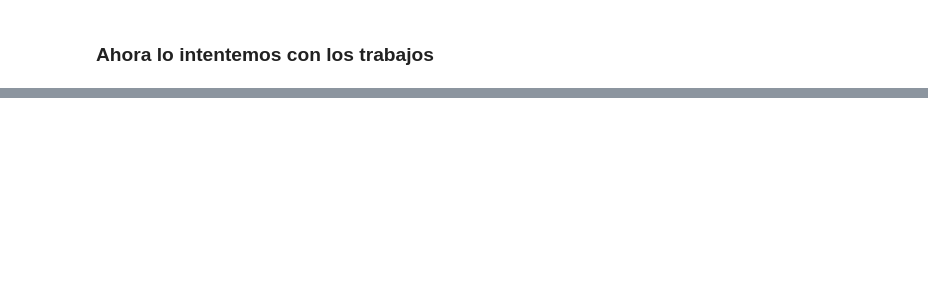
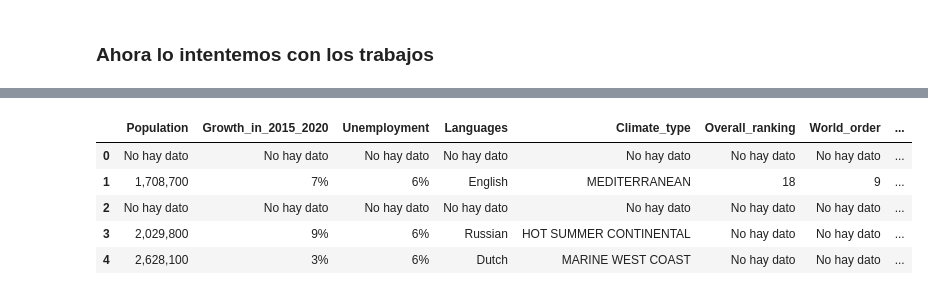
Before and after one commit to daniela-arias/Choose-to-live-better, a Jupyter notebook: Notebooks/Web_scrapping_cities.ipynb, the cells around one changed output, grey strips where cells are left out. Cells and saved outputs as stored; diff of their text form; code cells hidden in the pictures; blank space fills up the shorter version.

```diff
--- a/Notebooks/Web_scrapping_cities.ipynb
+++ b/Notebooks/Web_scrapping_cities.ipynb
@@ -459,0 +900,12 @@ dicc_job["Median_salary"] = salary_info
+# %%
+clima = []
+for i in url_list:
+    dicc_clima={'Climate':'No hay dato','url':i}
+    try:
+        res = requests.get(i)
+        soup = BeautifulSoup(res.content,"html.parser")
+        textaco = soup.findAll("div", {"class":"sunshine___16aRO"})
+        dicc_clima["Climate"] = textaco[0].getText()
+    except:
+        pass
+    clima.append(dicc_clima)
@@ -459,0 +1044,26 @@ dicc_job["Median_salary"] = salary_info
+# %%
+driver = webdriver.Chrome(ChromeDriverManager().install(), options = opciones)
+
+#Population/Demographics
+#Climate
+#Good Country Index
+pop_demo = []
+
+
+for i in url_list[:5]:
+    driver.get(i)
+    sleep(5)
+    dicc_demo ={"Growth_in_2015_2020" :"No hay dato",
+               "url":i}
+
+    try:
+        growth_info=driver.find_element_by_css_selector("#container > div > main > div > div.contents___1nRSJ > div > div.container___3R5n9 > article:nth-child(15) > div:nth-child(3) > section:nth-child(1) > div:nth-child(3) > div.figure___1kD9P > div.figureContents___3h4Xp > div").text
+        dicc_demo["Growth_in_2015_2020"] = growth_info
+        print(growth_info)
+        driver.implicitly_wait(20)
+    except:
+        pass
+
+    pop_demo.append(dicc_demo)
+
+driver.quit()
@@ -459,0 +1139,13 @@ dicc_job["Median_salary"] = salary_info
+# %%
+data_web = pop_demo
+# %%
+segundo = pd.DataFrame(data_web)
+# %%
+segundo.head()
+# %% [output]
+|  | Population | Growth_in_2015_2020 | Unemployment | Languages | Climate_type | Overall_ranking | World_order | ... |
+| 0 | No hay dato | No hay dato | No hay dato | No hay dato | No hay dato | No hay dato | No hay dato | ... |
+| 1 | 1,708,700 | 7% | 6% | English | MEDITERRANEAN | 18 | 9 | ... |
+| 2 | No hay dato | No hay dato | No hay dato | No hay dato | No hay dato | No hay dato | No hay dato | ... |
+| 3 | 2,029,800 | 9% | 6% | Russian | HOT SUMMER CONTINENTAL | No hay dato | No hay dato | ... |
+| 4 | 2,628,100 | 3% | 6% | Dutch | MARINE WEST COAST | No hay dato | No hay dato | ... |
```
Also changed, not shown: parts of 95 cells of this notebook, 4 other files.
